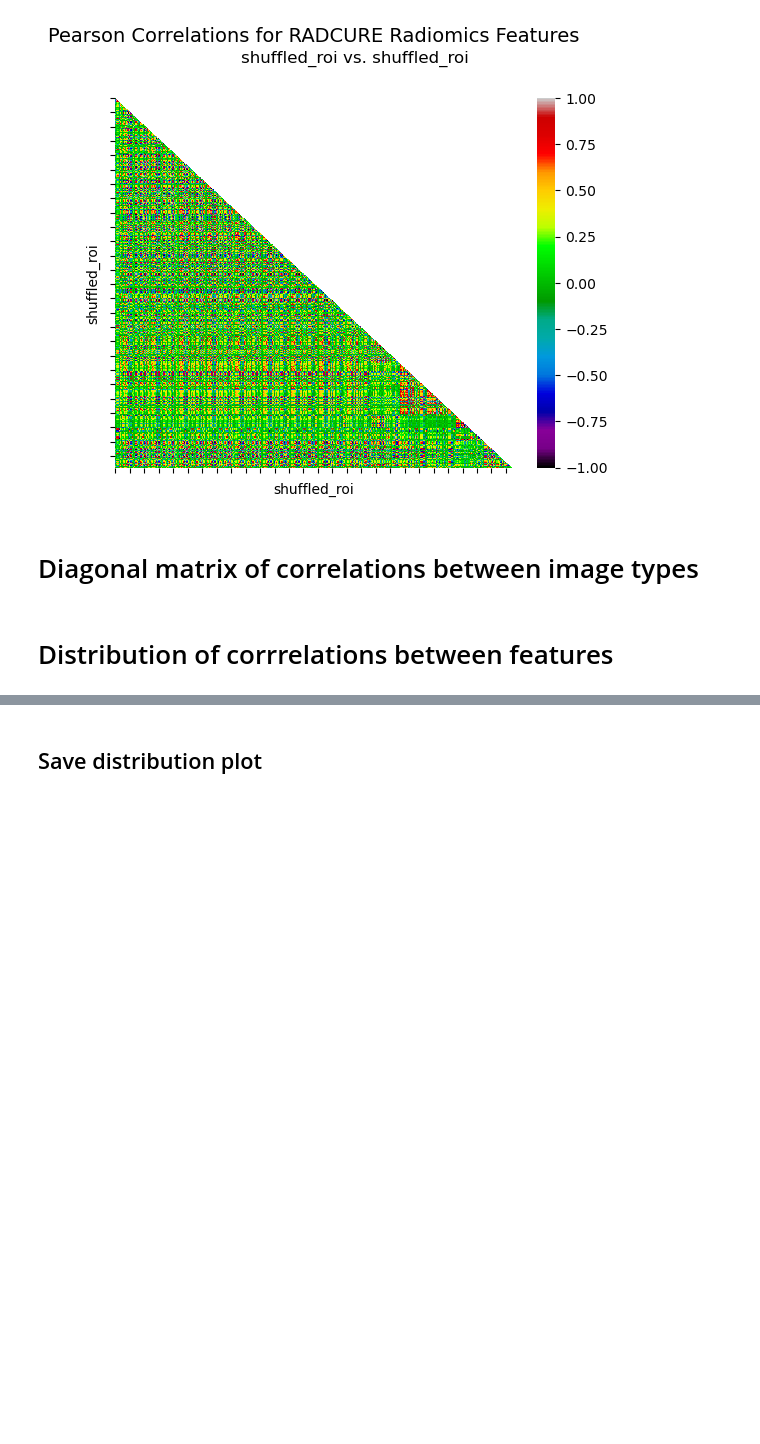
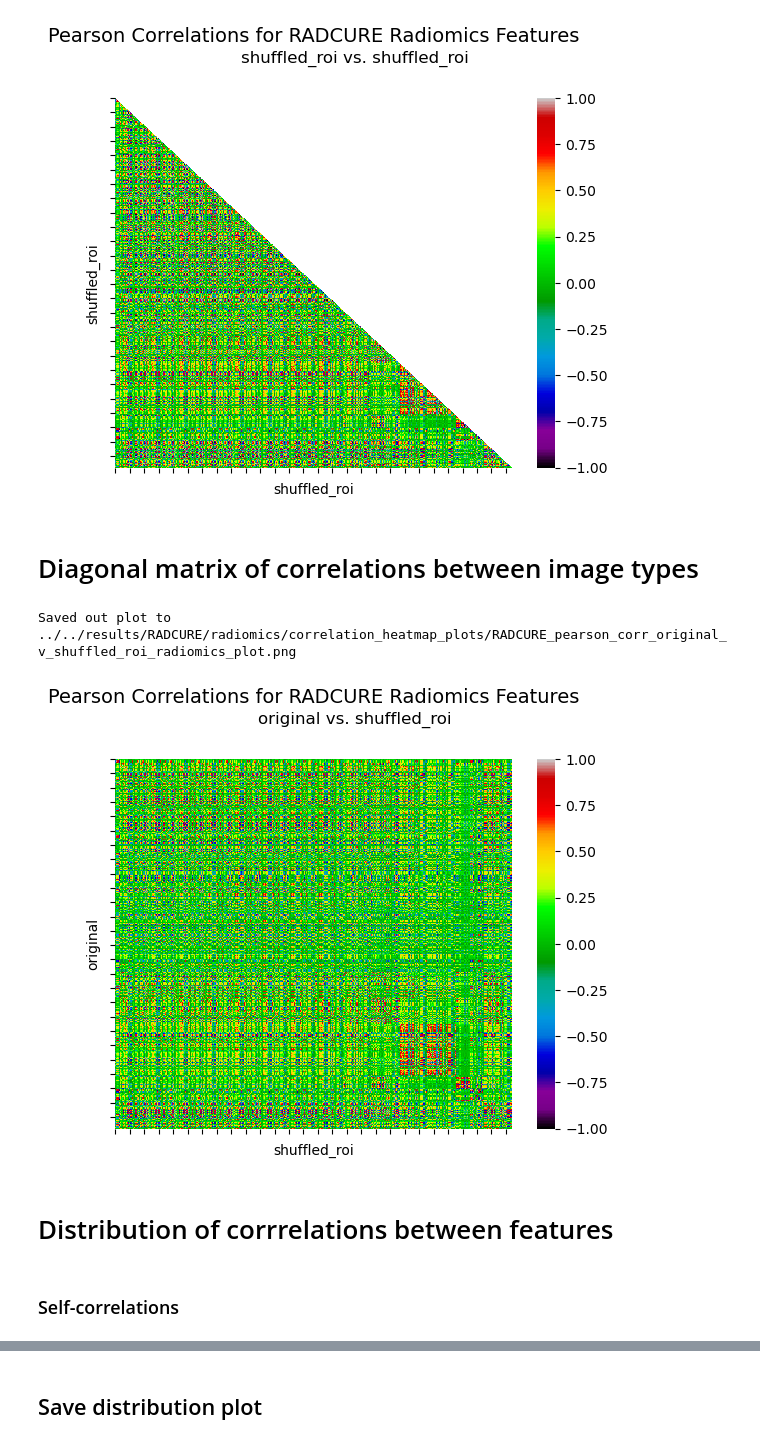
Before and after one commit to bhklab/analyze_readii_outputs, a Jupyter notebook: workflow/notebooks/correlation_analysis.ipynb, the cells around one changed output, grey strips where cells are left out. Cells and saved outputs as stored; diff of their text form; code cells hidden in the pictures; blank space fills up the shorter version.

Commit message:
feat: image type vs different image type correlation matrix creation and saving

```diff
--- a/workflow/notebooks/correlation_analysis.ipynb
+++ b/workflow/notebooks/correlation_analysis.ipynb
@@ -111,5 +114,25 @@ Saved out plot to ../../results/RADCURE/radiomics/correlation_heatmap_plots/RADC
 [figure]
 # %% [markdown]
 # Diagonal matrix of correlations between image types
+# %%
+# want the top right quadrant of the full correlation matrix so vertical and horizontal features are correctly labeled
+img_type_comparison_correlations = feature_correlation_matrix.iloc[0:num_vertical_features, num_horizontal_features:]
+
+img_type_comparison_plot = plotCorrelationHeatmap(img_type_comparison_correlations,
+                                                  diagonal=False,
+                                                  cmap="nipy_spectral",
+                                                  xlabel=f"{feature_set_horizontal}",
+                                                  ylabel=f"{feature_set_vertical}",
+                                                  title = f"{correlation_method.capitalize()} Correlations for {dataset_name} {extraction_method.capitalize()} Features",
+                                                  subtitle = f"{feature_set_vertical} vs. {feature_set_horizontal}")
+
+savePlotFigure(img_type_comparison_plot,
+               plot_name=f"{dataset_name}_{correlation_method.lower()}_corr_{feature_set_vertical}_v_{feature_set_horizontal}_{extraction_method.lower()}_plot.png",
+               output_dir_path=f"../../results/{dataset_name}/{extraction_method.lower()}/correlation_heatmap_plots")
+# %% [output]
+Saved out plot to ../../results/RADCURE/radiomics/correlation_heatmap_plots/RADCURE_pearson_corr_original_v_shuffled_roi_radiomics_plot.png
+[figure, added]
 # %% [markdown]
 # Distribution of corrrelations between features
+# %% [markdown]
+### Self-correlations
```
Also changed, not shown: parts of 3 cells of this notebook.
